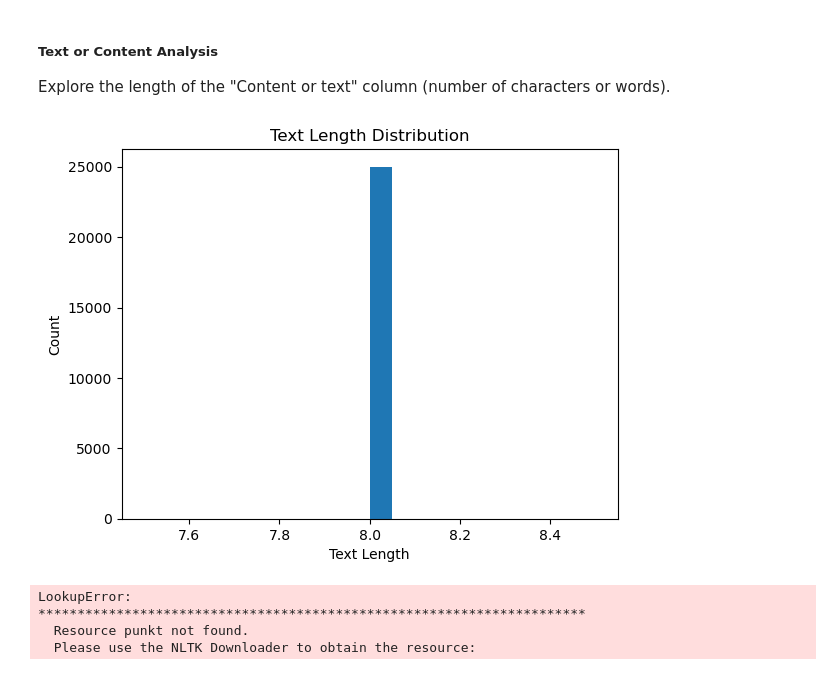
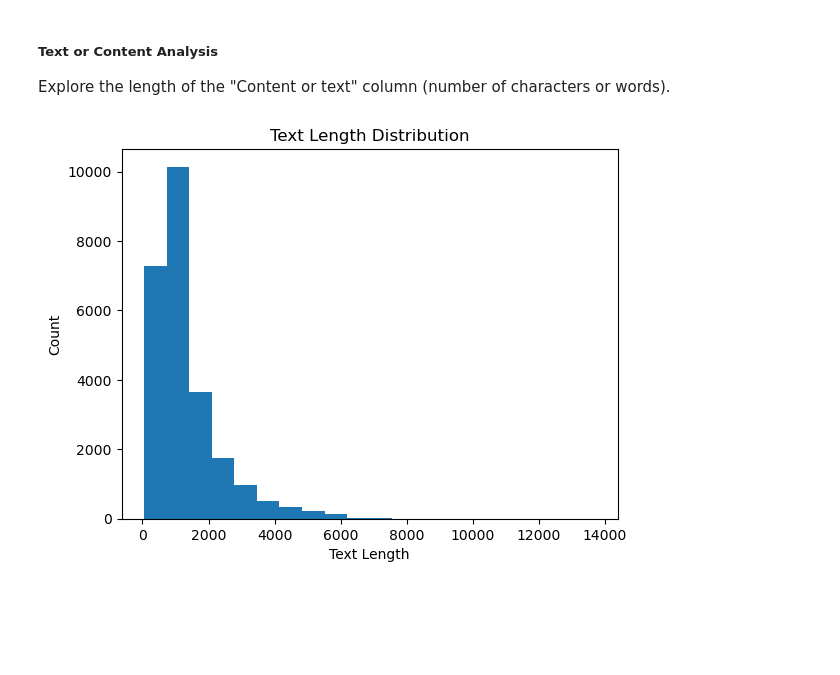
Before and after one commit to Ysafi1/Movie_Review_Sentiment_Classification, a Jupyter notebook: dev/movie.ipynb, the cells around one changed output. Cells and saved outputs as stored; diff of their text form; code cells hidden in the pictures; blank space fills up the shorter version.

```diff
--- a/dev/movie.ipynb
+++ b/dev/movie.ipynb
@@ -124,34 +130,13 @@ plt.show()
 Explore the length of the "Content or text" column (number of characters or words).
 # %%
 # Calculate the length of each text
-df_train['text_length'] = df_train['sentiment'].apply(lambda x: len(x))
+df_train['text_length'] = df_train['content'].apply(lambda x: len(x))
 
 # Plot the text length distribution
 plt.hist(df_train['text_length'], bins=20)
 plt.xlabel('Text Length')
 plt.ylabel('Count')
 plt.title('Text Length Distribution')
 plt.show()
 # %% [output]
-[figure, old version]
+[figure, new version]
-# %%
-# Combine all the texts into a single string
-all_text = ' '.join(df_train['sentiment'])
-
-# Tokenize the text into individual words
-tokens = word_tokenize(all_text)
-
-# Count the frequency of each word
-word_freq = Counter(tokens)
-
-# Get the top 10 most used words
-top_10_words = word_freq.most_common(10)
-
-# Print the top 10 words and their frequencies
-for word, freq in top_10_words:
-    print(f"Word: {word}\tFrequency: {freq}")
-# %% [output]
-LookupError:
-**********************************************************************
-  Resource punkt not found.
-  Please use the NLTK Downloader to obtain the resource:
```
Also changed, not shown: parts of 9 cells of this notebook.
